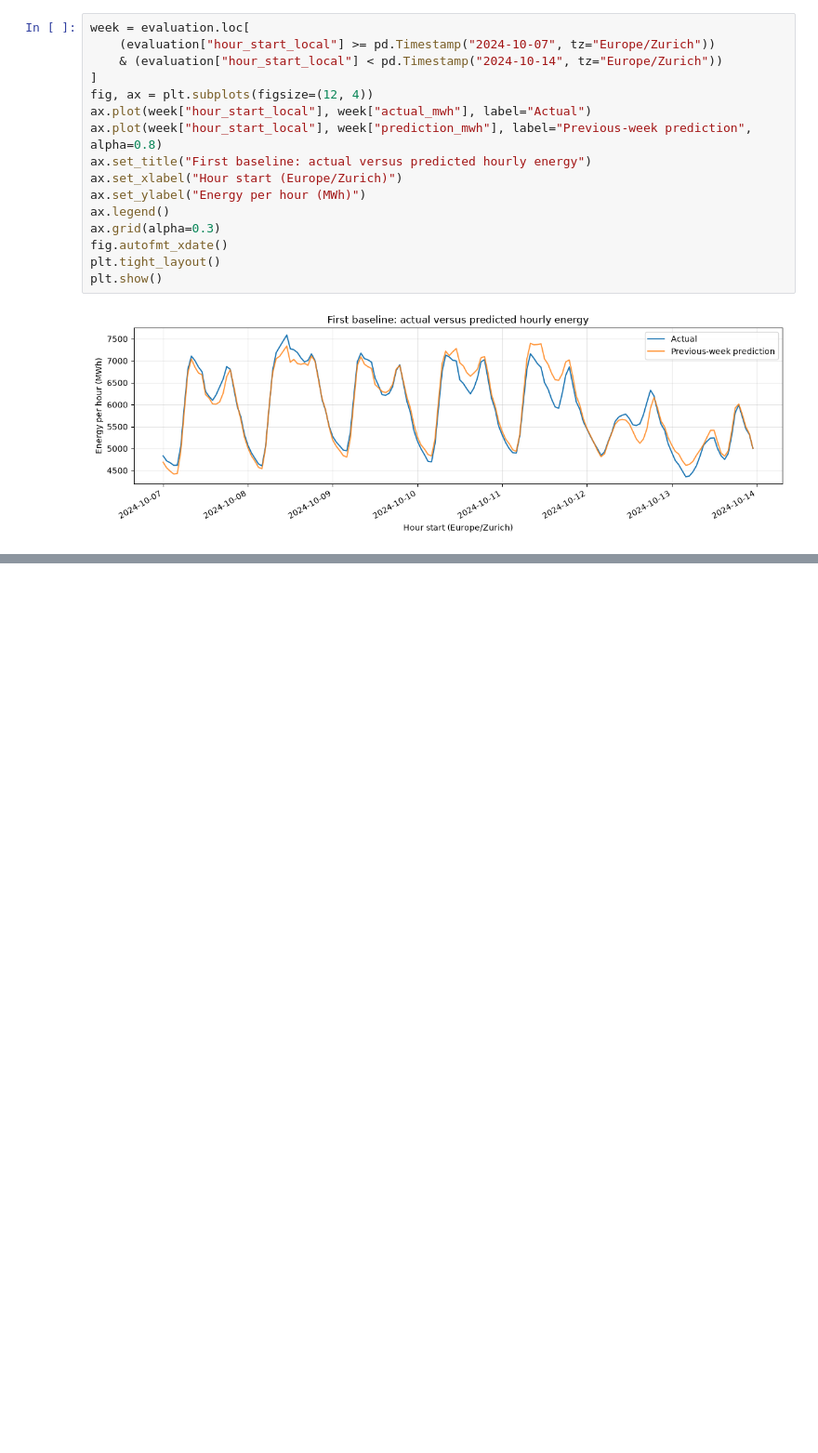
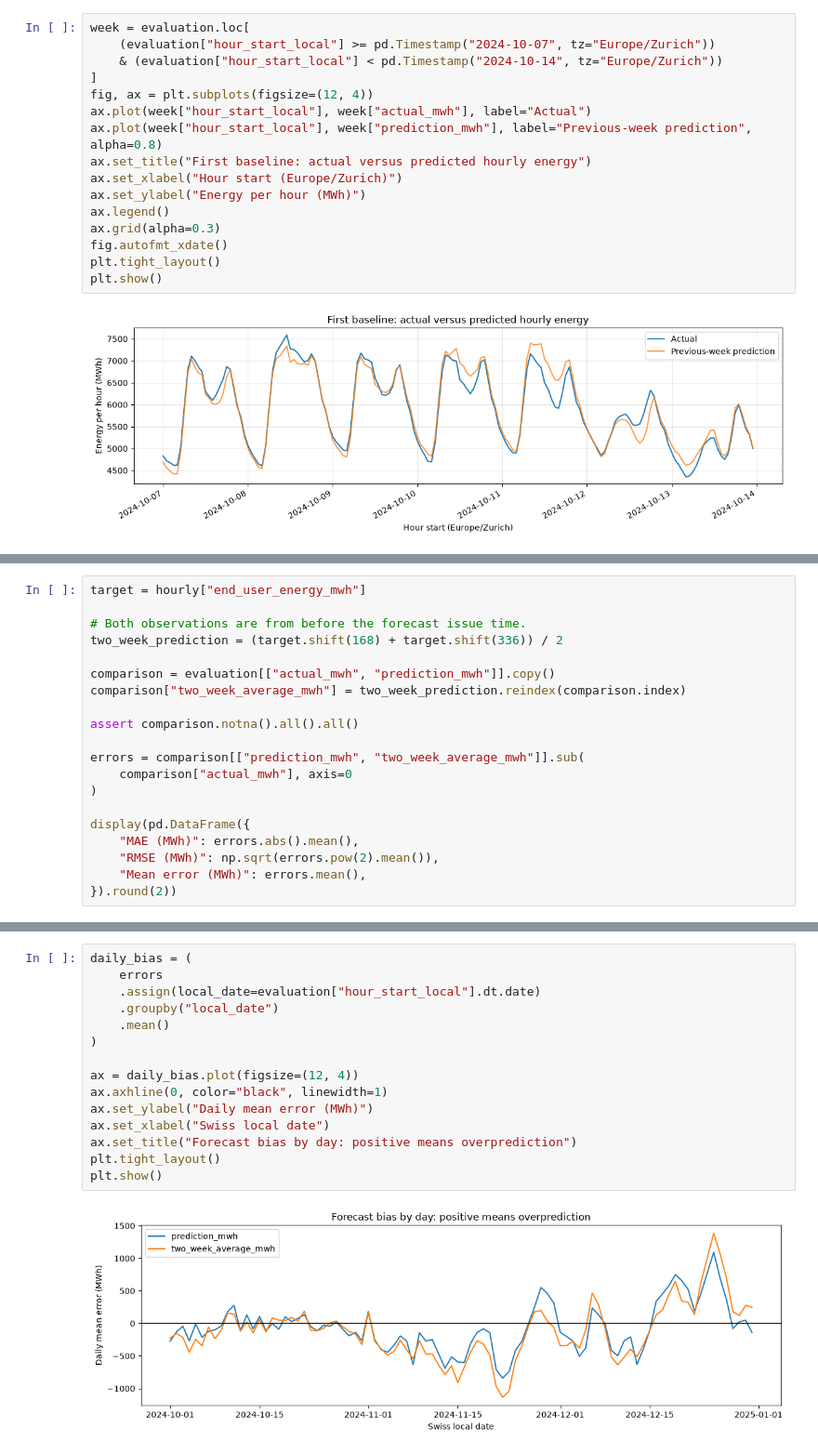
Before and after one commit to mihail500/swiss-energy-forecast, a Jupyter notebook: notebooks/02_baseline_forecast.ipynb, the cells around one changed output, grey strips where cells are left out. Shown at 93% size. Drawn from its saved outputs; the diff is of its cells as text; blank space fills up the shorter version.

Commit message:
Checkpoint forecasting experiments, calendar model, and complete project backup

```diff
--- a/notebooks/02_baseline_forecast.ipynb
+++ b/notebooks/02_baseline_forecast.ipynb
@@ -162,0 +210,20 @@ Next experiments: inspect the largest errors and compare another simple baseline
+# %%
+target = hourly["end_user_energy_mwh"]
+
+# Both observations are from before the forecast issue time.
+two_week_prediction = (target.shift(168) + target.shift(336)) / 2
+
+comparison = evaluation[["actual_mwh", "prediction_mwh"]].copy()
+comparison["two_week_average_mwh"] = two_week_prediction.reindex(comparison.index)
+
+assert comparison.notna().all().all()
+
+errors = comparison[["prediction_mwh", "two_week_average_mwh"]].sub(
+    comparison["actual_mwh"], axis=0
+)
+
+display(pd.DataFrame({
+    "MAE (MWh)": errors.abs().mean(),
+    "RMSE (MWh)": np.sqrt(errors.pow(2).mean()),
+    "Mean error (MWh)": errors.mean(),
+}).round(2))
@@ -162,0 +264,17 @@ Next experiments: inspect the largest errors and compare another simple baseline
+# %%
+daily_bias = (
+    errors
+    .assign(local_date=evaluation["hour_start_local"].dt.date)
+    .groupby("local_date")
+    .mean()
+)
+
+ax = daily_bias.plot(figsize=(12, 4))
+ax.axhline(0, color="black", linewidth=1)
+ax.set_ylabel("Daily mean error (MWh)")
+ax.set_xlabel("Swiss local date")
+ax.set_title("Forecast bias by day: positive means overprediction")
+plt.tight_layout()
+plt.show()
+# %% [output]
+[figure, added]
```
Also changed, not shown: parts of 29 cells of this notebook, 10 other files.
